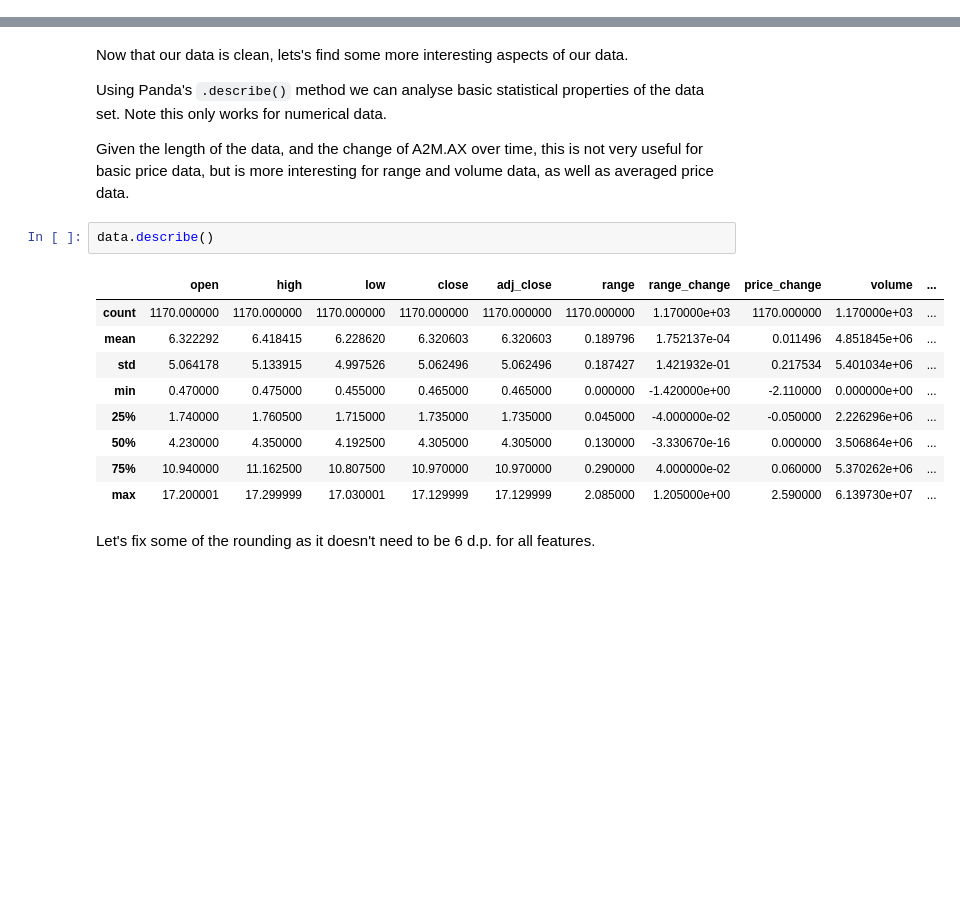
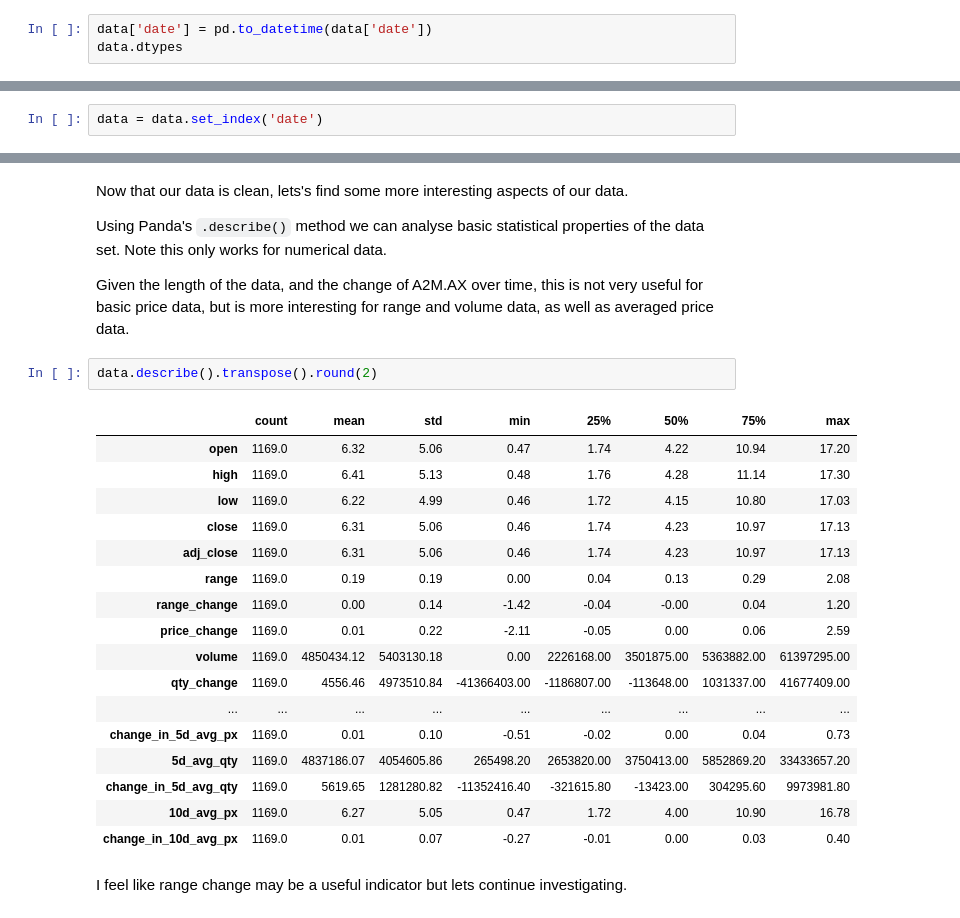
Before and after one commit to stnorling/Python-DS-UCSD, a Jupyter notebook: Final-Project/A2M.ipynb, the cells around one changed output, grey strips where cells are left out. Drawn from its saved outputs; the diff is of its cells as text; blank space fills up the shorter version.

```diff
--- a/Final-Project/A2M.ipynb
+++ b/Final-Project/A2M.ipynb
@@ -114,0 +143,3 @@ data.head()
+# %%
+data['date'] = pd.to_datetime(data['date'])
+data.dtypes
@@ -114,0 +166,2 @@ data.head()
+# %%
+data = data.set_index('date')
@@ -119,16 +192,24 @@ Using Panda's `.describe()` method we can analyse basic statistical properties o
 
 Given the length of the data, and the change of A2M.AX over time, this is not very useful for basic price data, but is more interesting for range and volume data, as well as averaged price data.
 # %%
-data.describe()
+data.describe().transpose().round(2)
 # %% [output]
-|  | open | high | low | close | adj_close | range | range_change | price_change | volume | ... |
-| count | 1170.000000 | 1170.000000 | 1170.000000 | 1170.000000 | 1170.000000 | 1170.000000 | 1.170000e+03 | 1170.000000 | 1.170000e+03 | ... |
-| mean | 6.322292 | 6.418415 | 6.228620 | 6.320603 | 6.320603 | 0.189796 | 1.752137e-04 | 0.011496 | 4.851845e+06 | ... |
-| std | 5.064178 | 5.133915 | 4.997526 | 5.062496 | 5.062496 | 0.187427 | 1.421932e-01 | 0.217534 | 5.401034e+06 | ... |
-| min | 0.470000 | 0.475000 | 0.455000 | 0.465000 | 0.465000 | 0.000000 | -1.420000e+00 | -2.110000 | 0.000000e+00 | ... |
-| 25% | 1.740000 | 1.760500 | 1.715000 | 1.735000 | 1.735000 | 0.045000 | -4.000000e-02 | -0.050000 | 2.226296e+06 | ... |
-| 50% | 4.230000 | 4.350000 | 4.192500 | 4.305000 | 4.305000 | 0.130000 | -3.330670e-16 | 0.000000 | 3.506864e+06 | ... |
-| 75% | 10.940000 | 11.162500 | 10.807500 | 10.970000 | 10.970000 | 0.290000 | 4.000000e-02 | 0.060000 | 5.370262e+06 | ... |
-| max | 17.200001 | 17.299999 | 17.030001 | 17.129999 | 17.129999 | 2.085000 | 1.205000e+00 | 2.590000 | 6.139730e+07 | ... |
+|  | count | mean | std | min | 25% | 50% | 75% | max |
+| open | 1169.0 | 6.32 | 5.06 | 0.47 | 1.74 | 4.22 | 10.94 | 17.20 |
+| high | 1169.0 | 6.41 | 5.13 | 0.48 | 1.76 | 4.28 | 11.14 | 17.30 |
+| low | 1169.0 | 6.22 | 4.99 | 0.46 | 1.72 | 4.15 | 10.80 | 17.03 |
+| close | 1169.0 | 6.31 | 5.06 | 0.46 | 1.74 | 4.23 | 10.97 | 17.13 |
+| adj_close | 1169.0 | 6.31 | 5.06 | 0.46 | 1.74 | 4.23 | 10.97 | 17.13 |
+| range | 1169.0 | 0.19 | 0.19 | 0.00 | 0.04 | 0.13 | 0.29 | 2.08 |
+| range_change | 1169.0 | 0.00 | 0.14 | -1.42 | -0.04 | -0.00 | 0.04 | 1.20 |
+| price_change | 1169.0 | 0.01 | 0.22 | -2.11 | -0.05 | 0.00 | 0.06 | 2.59 |
+| volume | 1169.0 | 4850434.12 | 5403130.18 | 0.00 | 2226168.00 | 3501875.00 | 5363882.00 | 61397295.00 |
+| qty_change | 1169.0 | 4556.46 | 4973510.84 | -41366403.00 | -1186807.00 | -113648.00 | 1031337.00 | 41677409.00 |
+| ... | ... | ... | ... | ... | ... | ... | ... | ... |
+| change_in_5d_avg_px | 1169.0 | 0.01 | 0.10 | -0.51 | -0.02 | 0.00 | 0.04 | 0.73 |
+| 5d_avg_qty | 1169.0 | 4837186.07 | 4054605.86 | 265498.20 | 2653820.00 | 3750413.00 | 5852869.20 | 33433657.20 |
+| change_in_5d_avg_qty | 1169.0 | 5619.65 | 1281280.82 | -11352416.40 | -321615.80 | -13423.00 | 304295.60 | 9973981.80 |
+| 10d_avg_px | 1169.0 | 6.27 | 5.05 | 0.47 | 1.72 | 4.00 | 10.90 | 16.78 |
+| change_in_10d_avg_px | 1169.0 | 0.01 | 0.07 | -0.27 | -0.01 | 0.00 | 0.03 | 0.40 |
-# %% [markdown]
-Let's fix some of the rounding as it doesn't need to be 6 d.p. for all features.
+# %% [markdown]
+I feel like range change may be a useful indicator but lets continue investigating.
```
Also changed, not shown: parts of 45 cells of this notebook, 1 other file.
